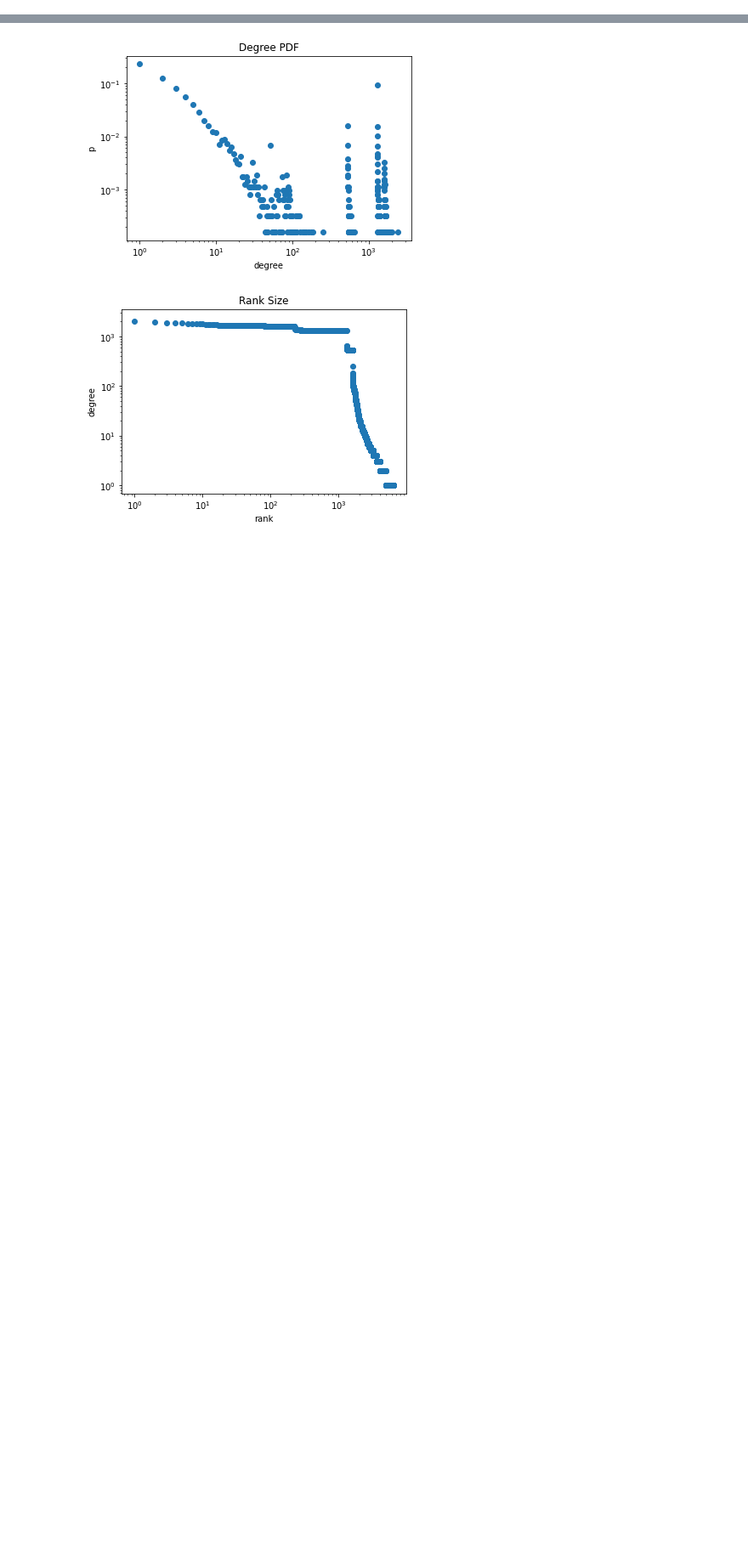
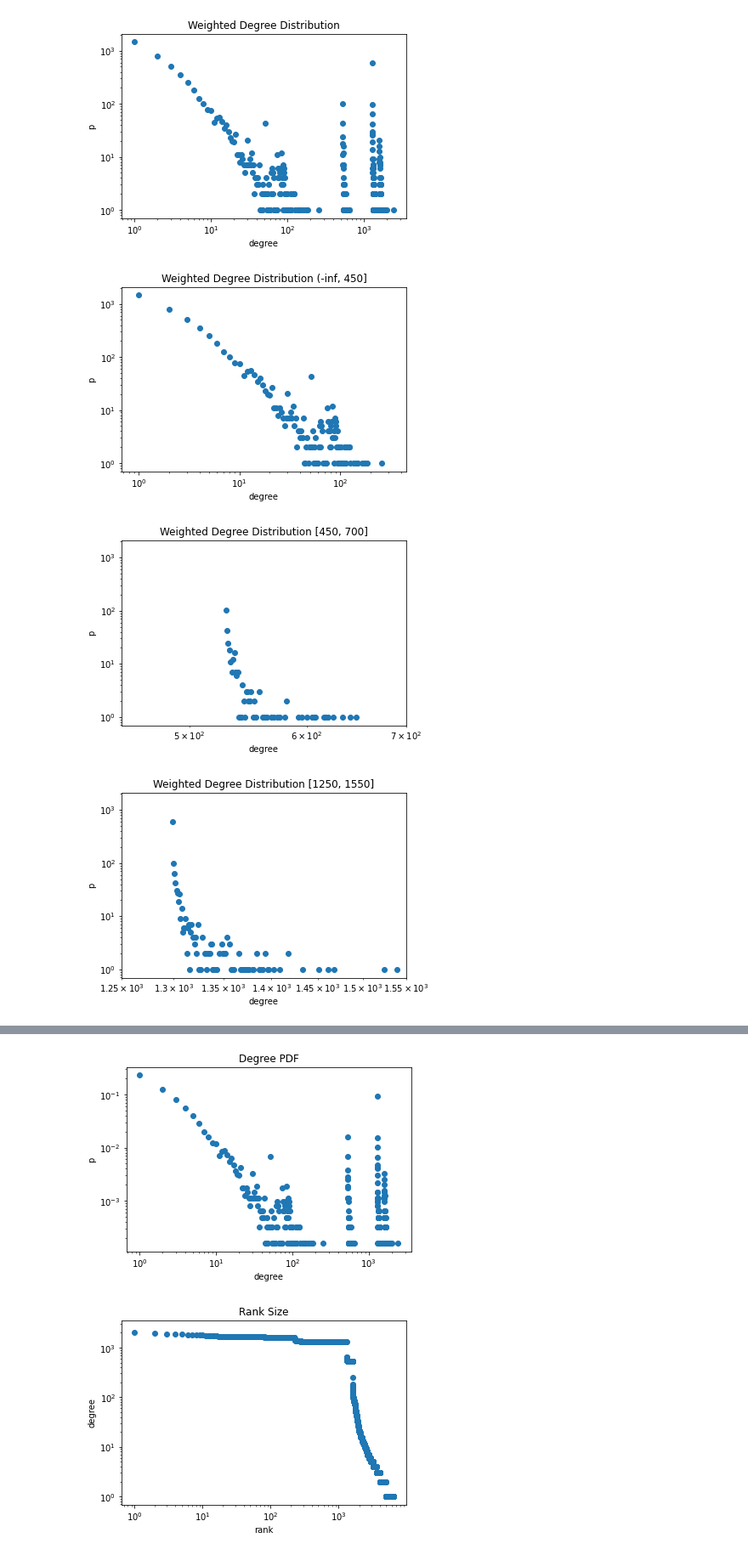
Before and after one commit to thezanefreeman/ComplexNetworks, a Jupyter notebook: analysis.ipynb, the cells around one changed output, grey strips where cells are left out. Shown at 85% size. Drawn from its saved outputs; the diff is of its cells as text; code cells hidden in the pictures; blank space fills up the shorter version.

```diff
--- a/analysis.ipynb
+++ b/analysis.ipynb
@@ -28,6 +28,22 @@ def plot_degree_pdf(name, g, log=False, left=None, right=None):
     pdf = [n / num_nodes for n in degree_histogram(g)]
     degree = range(len(pdf))
     plt.scatter(degree, pdf)
+    if log:
+        plt.xscale('log')
+        plt.yscale('log')
+    plt.xlim(left=left, right=right)
+    plt.xlabel('degree')
+    plt.ylabel('p')
+    plt.title(name)
+    plt.show()
+
+
+def plot_weighted_degree_dist(name, g, log=False, left=None, right=None):
+    num_nodes = len(g.nodes())
+
+    degree_sequence = sorted([d for n, d in g.degree()], reverse=True)
+    degree_hist = np.unique(degree_sequence, return_counts=True)
+    plt.scatter(*degree_hist)
     if log:
         plt.xscale('log')
         plt.yscale('log')
@@ -49,3 +65,14 @@ def plot_rank_frequency(name, g):
     plt.ylabel('degree')
     plt.title(name)
     plt.show()
+# %%
+plot_weighted_degree_dist('Weighted Degree Distribution', G, log=True)
+plot_weighted_degree_dist('Weighted Degree Distribution (-inf, 450]', G, log=True, right=450)
+plot_weighted_degree_dist('Weighted Degree Distribution [450, 700]', G, log=True, left=450, right=700)
+plot_weighted_degree_dist('Weighted Degree Distribution [1250, 1550]', G, log=True, left=1250, right=1550)
+plot_weighted_degree_dist('Weighted Degree Distribution [1550, inf)', G, log=True, left=1550)
+# %% [output]
+[figure, added]
+[figure, added]
+[figure, added]
+[figure, added]
```
Also changed, not shown: parts of 3 cells of this notebook.
